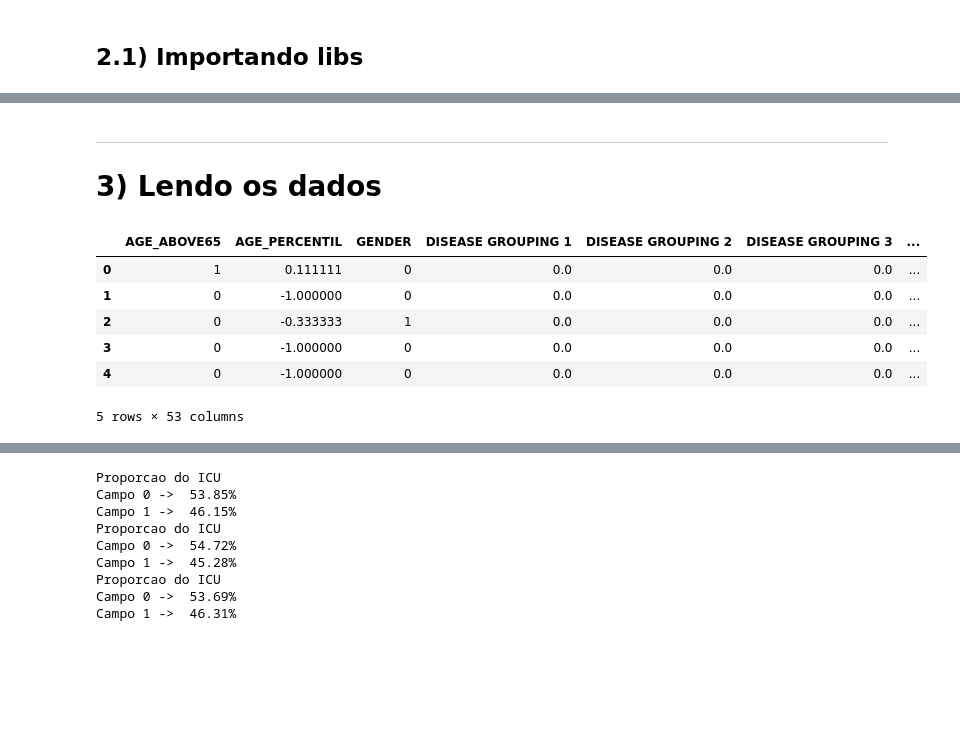
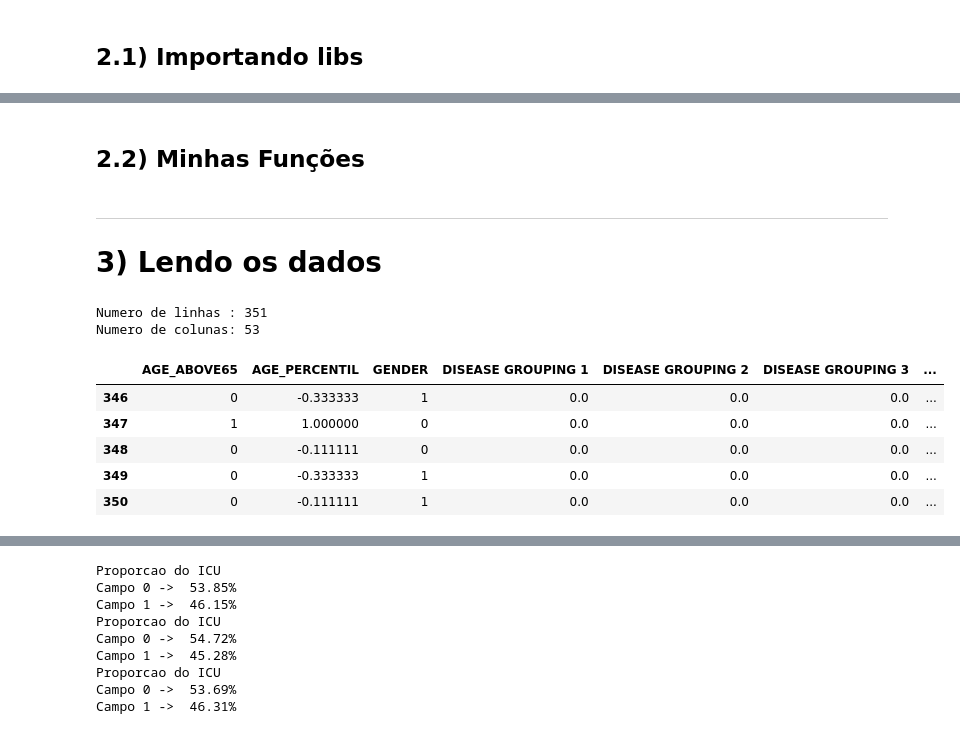
Before and after one commit to HenriqueCCdA/BC_DS_Projeto_Final, a Jupyter notebook: Notebooks/ML/treinamentos.ipynb, the cells around one changed output, grey strips where cells are left out. Drawn from its saved outputs; the diff is of its cells as text; code cells hidden in the pictures; blank space fills up the shorter version.

```diff
--- a/Notebooks/ML/treinamentos.ipynb
+++ b/Notebooks/ML/treinamentos.ipynb
@@ -32,0 +65,2 @@ from src.info import proporcao_y, porcentagem_teste_treino_val, resultados_trein
+# %% [markdown]
+## 2.2) Minhas Funções
@@ -36,17 +84,20 @@ from src.info import proporcao_y, porcentagem_teste_treino_val, resultados_trein
 # %%
 path = "https://raw.githubusercontent.com/HenriqueCCdA/BC_DS_Projeto_Final/main/Dados/Tratados/dados_sem_coor_acima_do_valor_de_corte.csv"
 
 dados_com_corte = pd.read_csv(path)
 
-dados_com_corte.head(n=5)
+dimensao_dados(dados_com_corte)
+
+dados_com_corte.tail(n=5)
 # %% [output]
+Numero de linhas : 351
+Numero de colunas: 53
 |  | AGE_ABOVE65 | AGE_PERCENTIL | GENDER | DISEASE GROUPING 1 | DISEASE GROUPING 2 | DISEASE GROUPING 3 | ... |
-| 0 | 1 | 0.111111 | 0 | 0.0 | 0.0 | 0.0 | ... |
-| 1 | 0 | -1.000000 | 0 | 0.0 | 0.0 | 0.0 | ... |
-| 2 | 0 | -0.333333 | 1 | 0.0 | 0.0 | 0.0 | ... |
-| 3 | 0 | -1.000000 | 0 | 0.0 | 0.0 | 0.0 | ... |
-| 4 | 0 | -1.000000 | 0 | 0.0 | 0.0 | 0.0 | ... |
+| 346 | 0 | -0.333333 | 1 | 0.0 | 0.0 | 0.0 | ... |
+| 347 | 1 | 1.000000 | 0 | 0.0 | 0.0 | 0.0 | ... |
+| 348 | 0 | -0.111111 | 0 | 0.0 | 0.0 | 0.0 | ... |
+| 349 | 0 | -0.333333 | 1 | 0.0 | 0.0 | 0.0 | ... |
+| 350 | 0 | -0.111111 | 1 | 0.0 | 0.0 | 0.0 | ... |
-5 rows × 53 columns
 # %%
 dados_com_corte.info()
 # %% [output]
```
Also changed, not shown: parts of 28 cells of this notebook.
